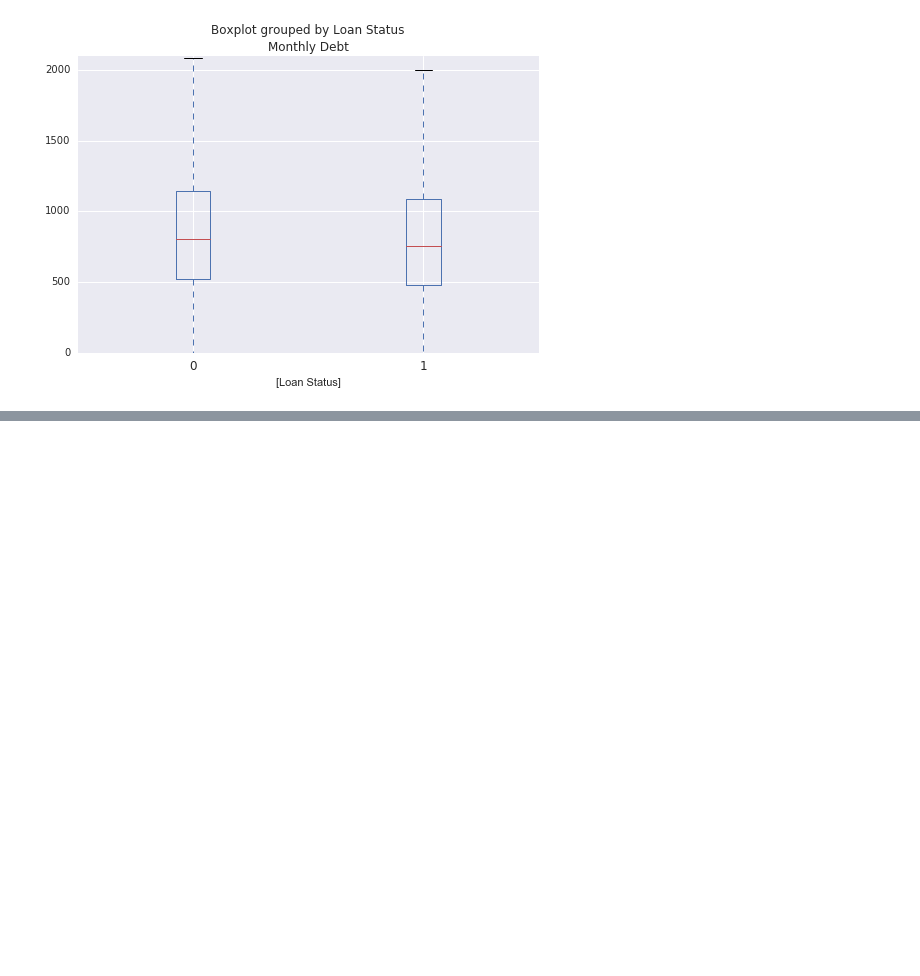
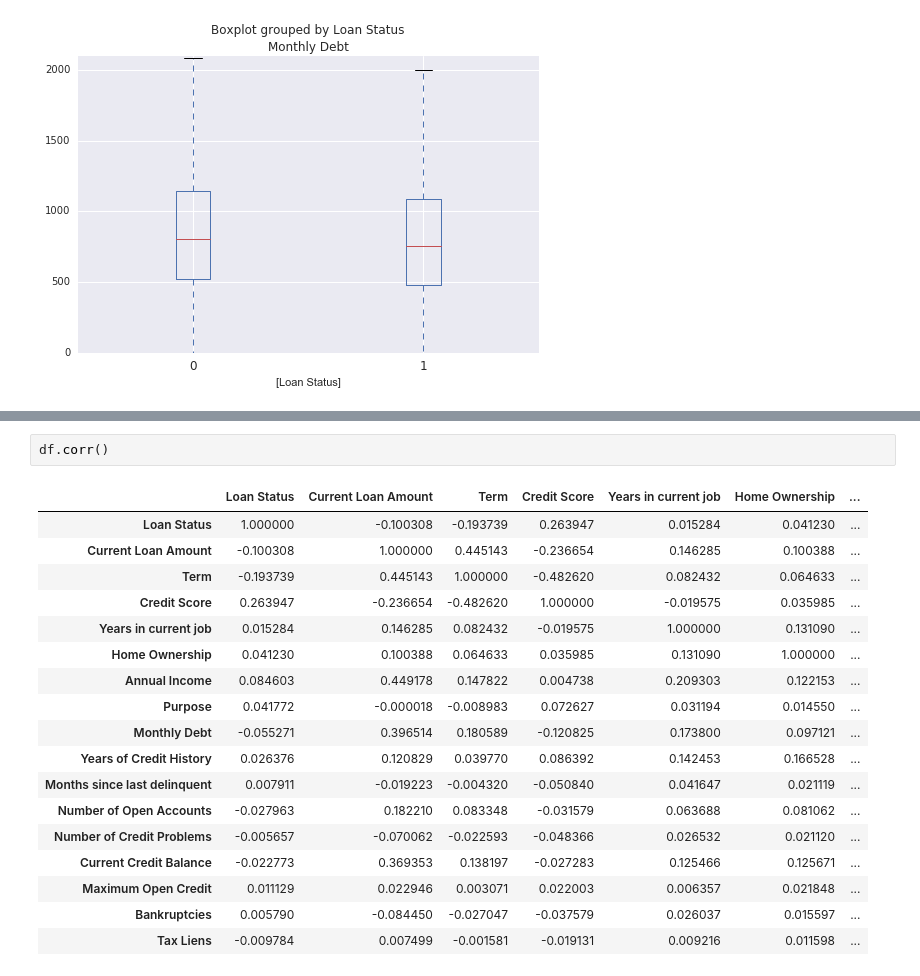
Before and after one commit to jerry-shijieli/MS_Data_Science_Professional_Program, a Jupyter notebook: DataScienceProfessionalProject/experiments/Loan Granting Binary Classification data cleansing.ipynb, the cells around one changed output, grey strips where cells are left out. Drawn from its saved outputs; the diff is of its cells as text; blank space fills up the shorter version.

```diff
--- a/DataScienceProfessionalProject/experiments/Loan Granting Binary Classification data cleansing.ipynb
+++ b/DataScienceProfessionalProject/experiments/Loan Granting Binary Classification data cleansing.ipynb
@@ -361,0 +351,21 @@ See the caveats in the documentation: http://pandas.pydata.org/pandas-docs/stabl
+# %%
+df.corr()
+# %% [output]
+|  | Loan Status | Current Loan Amount | Term | Credit Score | Years in current job | Home Ownership | ... |
+| Loan Status | 1.000000 | -0.100308 | -0.193739 | 0.263947 | 0.015284 | 0.041230 | ... |
+| Current Loan Amount | -0.100308 | 1.000000 | 0.445143 | -0.236654 | 0.146285 | 0.100388 | ... |
+| Term | -0.193739 | 0.445143 | 1.000000 | -0.482620 | 0.082432 | 0.064633 | ... |
+| Credit Score | 0.263947 | -0.236654 | -0.482620 | 1.000000 | -0.019575 | 0.035985 | ... |
+| Years in current job | 0.015284 | 0.146285 | 0.082432 | -0.019575 | 1.000000 | 0.131090 | ... |
+| Home Ownership | 0.041230 | 0.100388 | 0.064633 | 0.035985 | 0.131090 | 1.000000 | ... |
+| Annual Income | 0.084603 | 0.449178 | 0.147822 | 0.004738 | 0.209303 | 0.122153 | ... |
+| Purpose | 0.041772 | -0.000018 | -0.008983 | 0.072627 | 0.031194 | 0.014550 | ... |
+| Monthly Debt | -0.055271 | 0.396514 | 0.180589 | -0.120825 | 0.173800 | 0.097121 | ... |
+| Years of Credit History | 0.026376 | 0.120829 | 0.039770 | 0.086392 | 0.142453 | 0.166528 | ... |
+| Months since last delinquent | 0.007911 | -0.019223 | -0.004320 | -0.050840 | 0.041647 | 0.021119 | ... |
+| Number of Open Accounts | -0.027963 | 0.182210 | 0.083348 | -0.031579 | 0.063688 | 0.081062 | ... |
+| Number of Credit Problems | -0.005657 | -0.070062 | -0.022593 | -0.048366 | 0.026532 | 0.021120 | ... |
+| Current Credit Balance | -0.022773 | 0.369353 | 0.138197 | -0.027283 | 0.125466 | 0.125671 | ... |
+| Maximum Open Credit | 0.011129 | 0.022946 | 0.003071 | 0.022003 | 0.006357 | 0.021848 | ... |
+| Bankruptcies | 0.005790 | -0.084450 | -0.027047 | -0.037579 | 0.026037 | 0.015597 | ... |
+| Tax Liens | -0.009784 | 0.007499 | -0.001581 | -0.019131 | 0.009216 | 0.011598 | ... |
```
Also changed, not shown: parts of 9 cells of this notebook, 2 other files.
